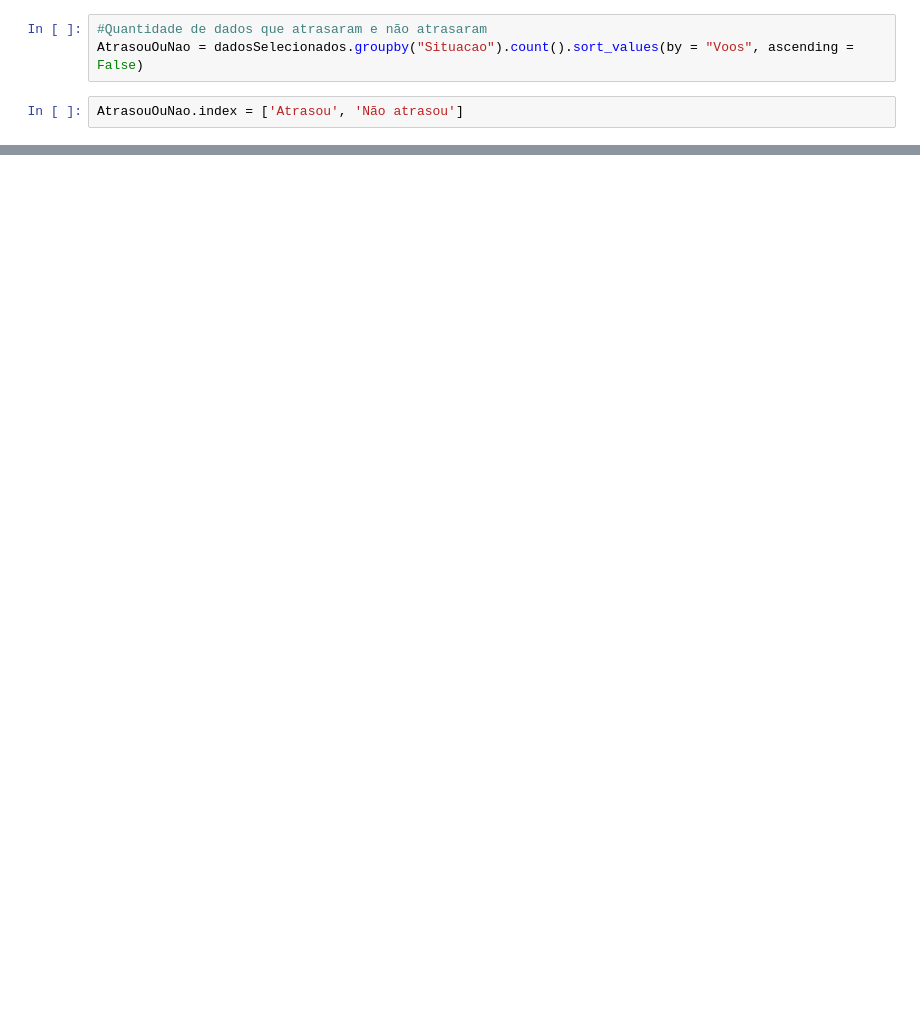
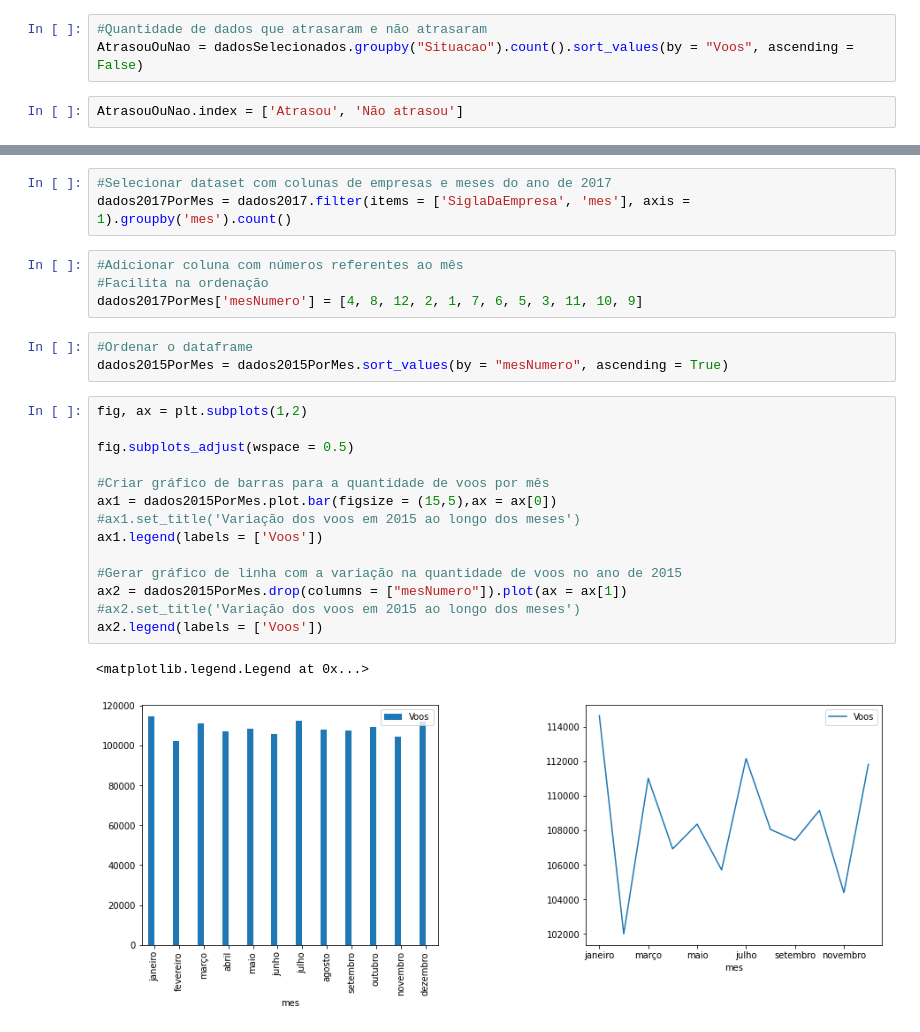
Before and after one commit to rafaelbsfarias/Projeto01_MATA62, a Jupyter notebook: 2_Tratando_Dados_e_Visualização.ipynb, the cells around one changed output, grey strips where cells are left out. Drawn from its saved outputs; the diff is of its cells as text; blank space fills up the shorter version.

```diff
--- a/2_Tratando_Dados_e_Visualização.ipynb
+++ b/2_Tratando_Dados_e_Visualização.ipynb
@@ -144,0 +249,27 @@ dadosSelecionados.head()
+# %%
+#Selecionar dataset com colunas de empresas e meses do ano de 2017
+dados2017PorMes = dados2017.filter(items = ['SiglaDaEmpresa', 'mes'], axis = 1).groupby('mes').count()
+# %%
+#Adicionar coluna com números referentes ao mês
+#Facilita na ordenação
+dados2017PorMes['mesNumero'] = [4, 8, 12, 2, 1, 7, 6, 5, 3, 11, 10, 9]
+# %%
+#Ordenar o dataframe
+dados2015PorMes = dados2015PorMes.sort_values(by = "mesNumero", ascending = True)
+# %%
+fig, ax = plt.subplots(1,2)
+
+fig.subplots_adjust(wspace = 0.5)
+
+#Criar gráfico de barras para a quantidade de voos por mês
+ax1 = dados2015PorMes.plot.bar(figsize = (15,5),ax = ax[0])
+#ax1.set_title('Variação dos voos em 2015 ao longo dos meses')
+ax1.legend(labels = ['Voos'])
+
+#Gerar gráfico de linha com a variação na quantidade de voos no ano de 2015
+ax2 = dados2015PorMes.drop(columns = ["mesNumero"]).plot(ax = ax[1])
+#ax2.set_title('Variação dos voos em 2015 ao longo dos meses')
+ax2.legend(labels = ['Voos'])
+# %% [output]
+<matplotlib.legend.Legend at 0x...>
+[figure, added]
```
Also changed, not shown: parts of 31 cells of this notebook.
